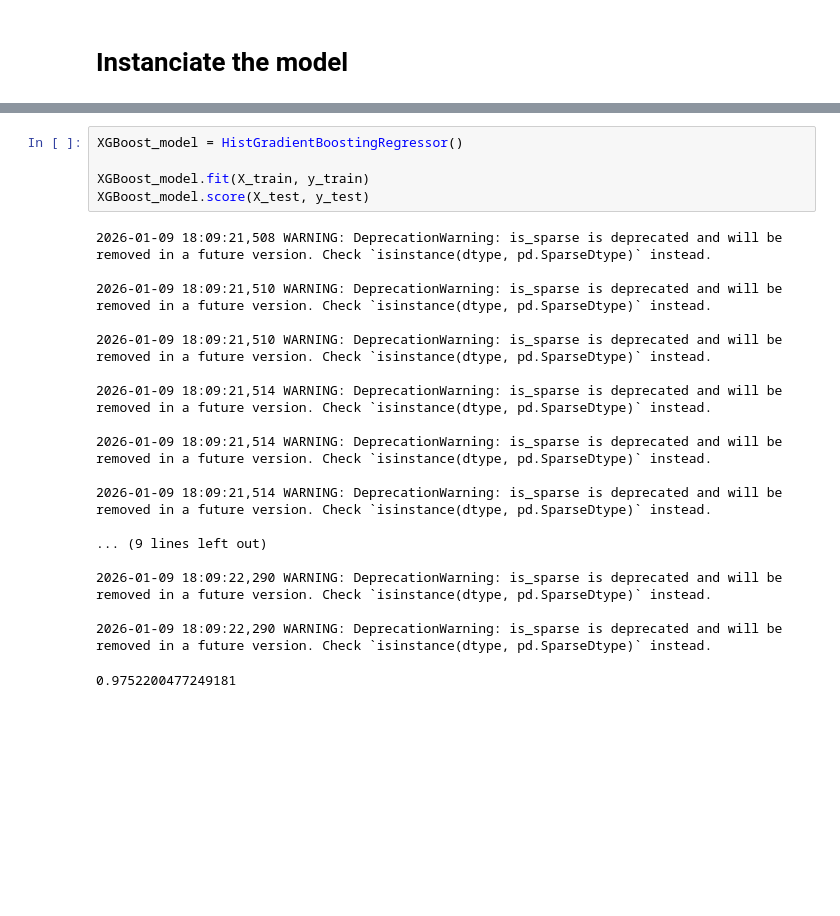
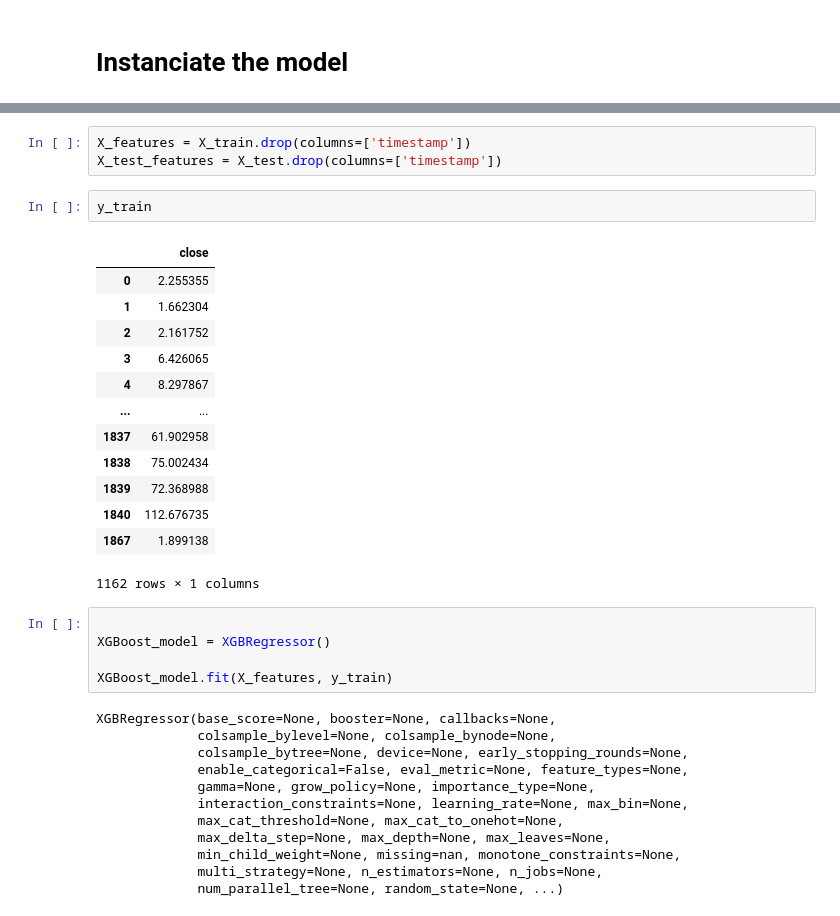
Before and after one commit to SamyZouggari/ID2223_project, a Jupyter notebook: src/utils/training/training_pipeline.ipynb, the cells around one changed output, grey strips where cells are left out. Saved outputs shown, nothing was run; the diff lists cells and outputs as text; blank space fills up the shorter version.

Commit message:
training pipeline

```diff
--- a/src/utils/training/training_pipeline.ipynb
+++ b/src/utils/training/training_pipeline.ipynb
@@ -95,24 +110,36 @@ Finished: Reading data from Hopsworks, using Hopsworks Feature Query Service (1.
+# %%
+X_features = X_train.drop(columns=['timestamp'])
+X_test_features = X_test.drop(columns=['timestamp'])
+# %%
+y_train
+# %% [output]
+|  | close |
+| 0 | 2.255355 |
+| 1 | 1.662304 |
+| 2 | 2.161752 |
+| 3 | 6.426065 |
+| 4 | 8.297867 |
+| ... | ... |
+| 1837 | 61.902958 |
+| 1838 | 75.002434 |
+| 1839 | 72.368988 |
+| 1840 | 112.676735 |
+| 1867 | 1.899138 |
+1162 rows × 1 columns
 # %%
-XGBoost_model = HistGradientBoostingRegressor()
 
-XGBoost_model.fit(X_train, y_train)
-XGBoost_model.score(X_test, y_test)
+XGBoost_model = XGBRegressor()
+
+XGBoost_model.fit(X_features, y_train)
 # %% [output]
-2026-01-09 18:09:21,508 WARNING: DeprecationWarning: is_sparse is deprecated and will be removed in a future version. Check `isinstance(dtype, pd.SparseDtype)` instead.
-
-2026-01-09 18:09:21,510 WARNING: DeprecationWarning: is_sparse is deprecated and will be removed in a future version. Check `isinstance(dtype, pd.SparseDtype)` instead.
-
-2026-01-09 18:09:21,510 WARNING: DeprecationWarning: is_sparse is deprecated and will be removed in a future version. Check `isinstance(dtype, pd.SparseDtype)` instead.
-
-2026-01-09 18:09:21,514 WARNING: DeprecationWarning: is_sparse is deprecated and will be removed in a future version. Check `isinstance(dtype, pd.SparseDtype)` instead.
-
-2026-01-09 18:09:21,514 WARNING: DeprecationWarning: is_sparse is deprecated and will be removed in a future version. Check `isinstance(dtype, pd.SparseDtype)` instead.
-
-2026-01-09 18:09:21,514 WARNING: DeprecationWarning: is_sparse is deprecated and will be removed in a future version. Check `isinstance(dtype, pd.SparseDtype)` instead.
-
-... (9 lines left out)
-
-2026-01-09 18:09:22,290 WARNING: DeprecationWarning: is_sparse is deprecated and will be removed in a future version. Check `isinstance(dtype, pd.SparseDtype)` instead.
-
-2026-01-09 18:09:22,290 WARNING: DeprecationWarning: is_sparse is deprecated and will be removed in a future version. Check `isinstance(dtype, pd.SparseDtype)` instead.
+XGBRegressor(base_score=None, booster=None, callbacks=None,
+             colsample_bylevel=None, colsample_bynode=None,
+             colsample_bytree=None, device=None, early_stopping_rounds=None,
+             enable_categorical=False, eval_metric=None, feature_types=None,
+             gamma=None, grow_policy=None, importance_type=None,
+             interaction_constraints=None, learning_rate=None, max_bin=None,
+             max_cat_threshold=None, max_cat_to_onehot=None,
+             max_delta_step=None, max_depth=None, max_leaves=None,
+             min_child_weight=None, missing=nan, monotone_constraints=None,
+             multi_strategy=None, n_estimators=None, n_jobs=None,
+             num_parallel_tree=None, random_state=None, ...)
-0.9752200477249181
```
Also changed, not shown: parts of 9 cells of this notebook.
